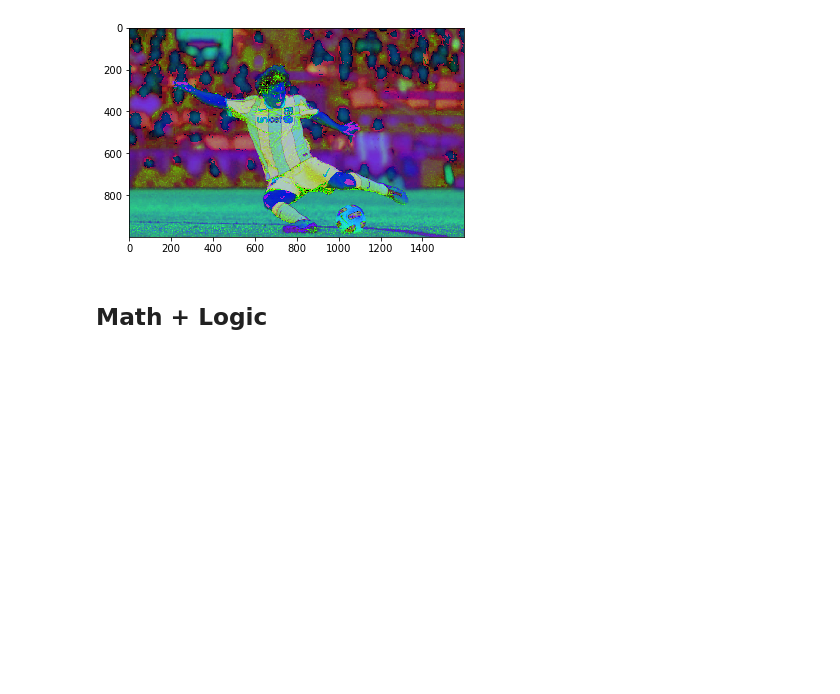
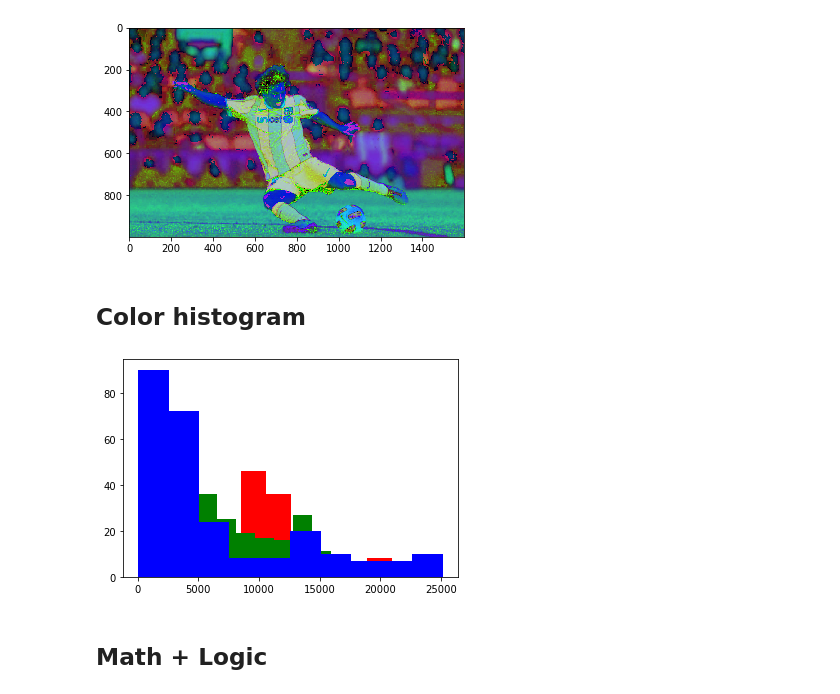
Before and after one commit to AndreaCossu/MLtree, a Jupyter notebook: Computer Vision.ipynb, the cells around one changed output. Drawn from its saved outputs; the diff is of its cells as text; code cells hidden in the pictures; blank space fills up the shorter version.

```diff
--- a/Computer Vision.ipynb
+++ b/Computer Vision.ipynb
@@ -47,6 +47,14 @@ plt.imshow(img_hsv)
 # %% [output]
 <matplotlib.image.AxesImage at 0x...>
 [figure]
+# %% [markdown]
+## Color histogram
+# %%
+plt_color = ['red', 'green', 'blue']
+for i in range(3):
+    plt.hist(cv2.calcHist([img_rgb],[i], None, [256], [0,256]), label=str(i), color=plt_color[i])
+# %% [output]
+[figure, added]
 # %% [markdown]
 ## Math + Logic
 # %%
```
Also changed, not shown: parts of 13 cells of this notebook.
